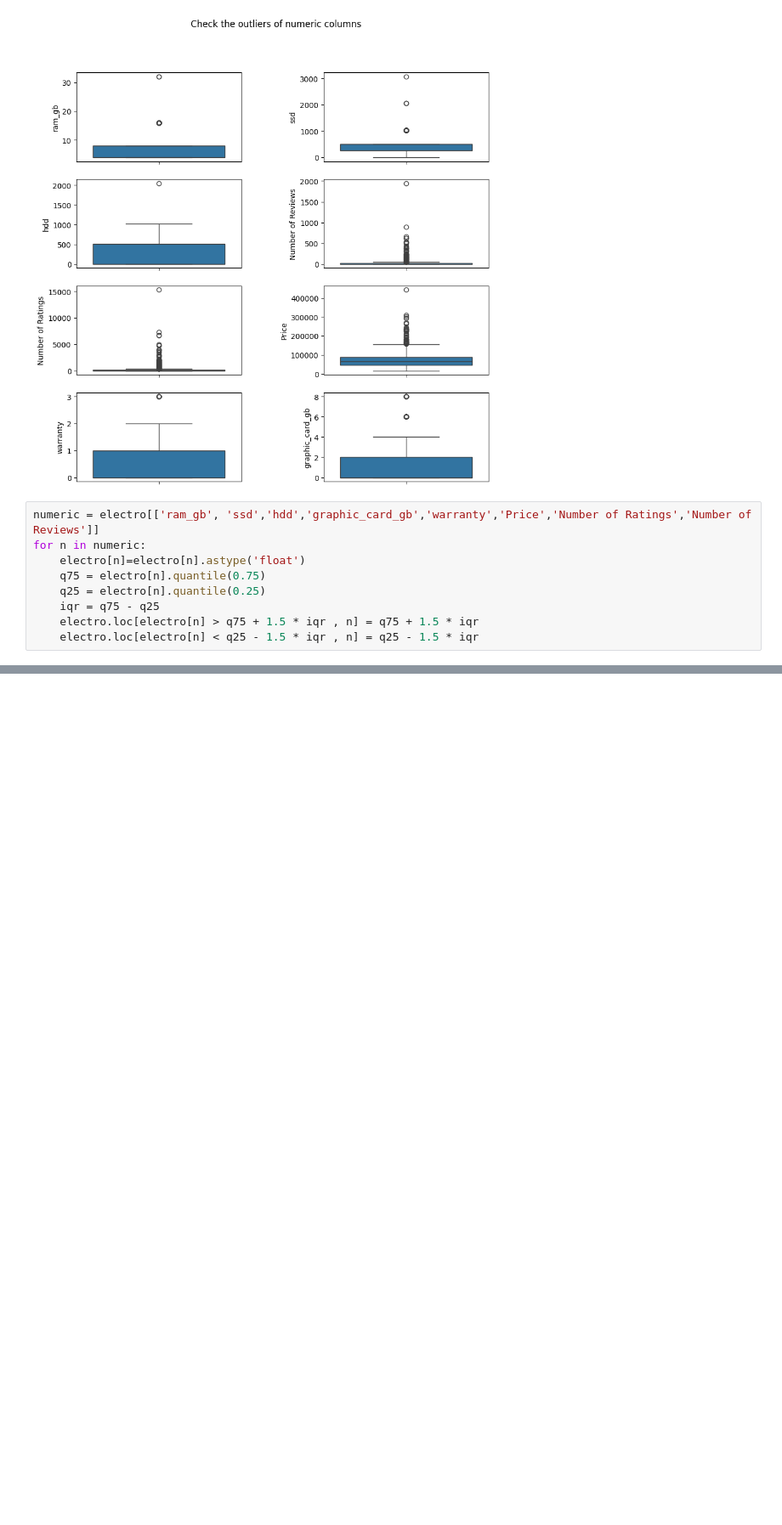
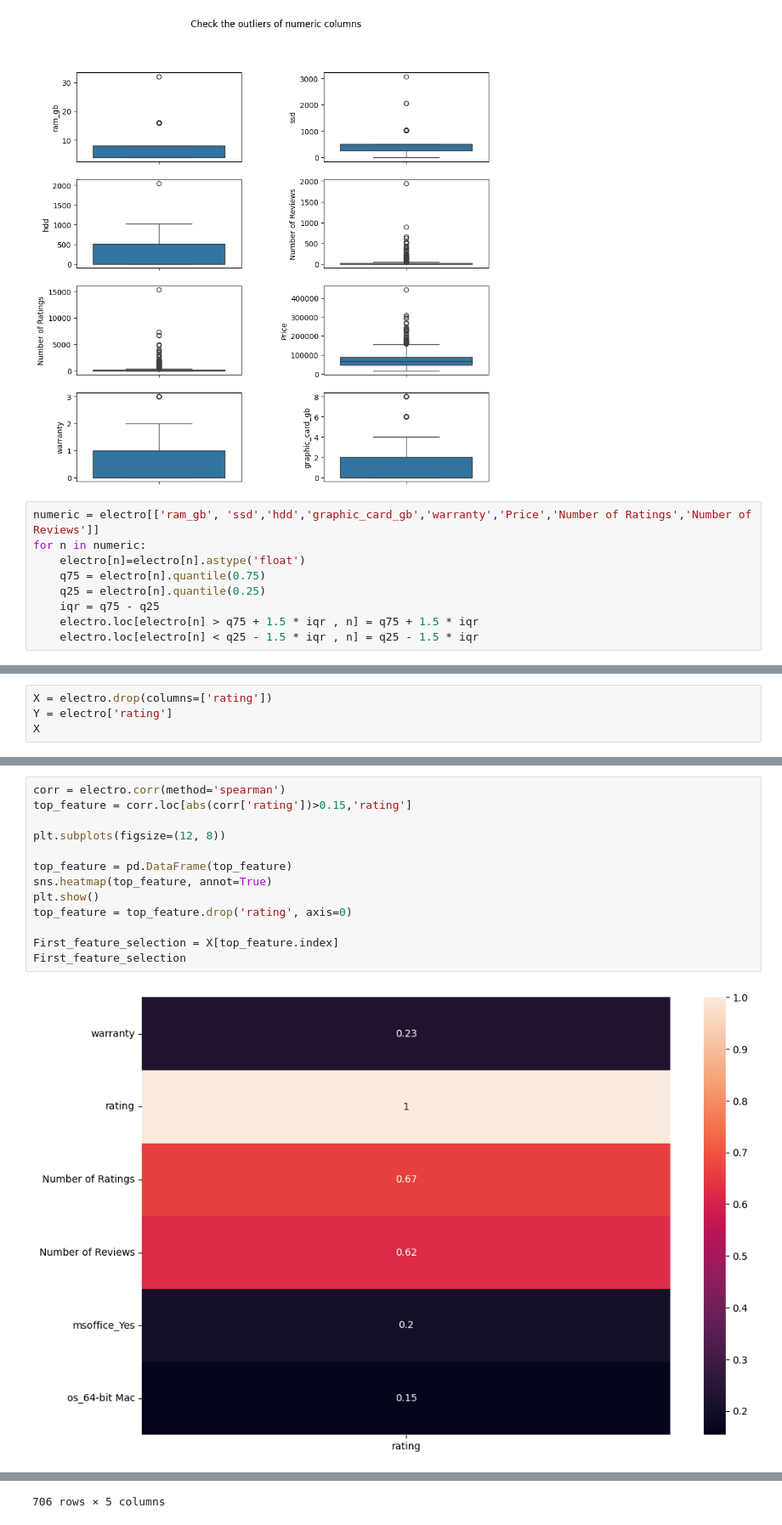
Before and after one commit to EsraaAlii/Electronic-Device-Rating-Prediction, a Jupyter notebook: electronics.ipynb, the cells around one changed output, grey strips where cells are left out. Shown: that part at 85% size. Cells and saved outputs as stored; diff of their text form; blank space fills up the shorter version.

Commit message:
Feature Selection Techniques

```diff
--- a/electronics.ipynb
+++ b/electronics.ipynb
@@ -219,0 +238,4 @@ electro.head()
+# %%
+X = electro.drop(columns=['rating'])
+Y = electro['rating']
+X
@@ -219,0 +256,15 @@ electro.head()
+# %%
+corr = electro.corr(method='spearman')
+top_feature = corr.loc[abs(corr['rating'])>0.15,'rating']
+
+plt.subplots(figsize=(12, 8))
+
+top_feature = pd.DataFrame(top_feature)
+sns.heatmap(top_feature, annot=True)
+plt.show()
+top_feature = top_feature.drop('rating', axis=0)
+
+First_feature_selection = X[top_feature.index]
+First_feature_selection
+# %% [output]
+[figure, added]
@@ -219,0 +283 @@ electro.head()
+706 rows × 5 columns
```
Also changed, not shown: parts of 11 cells of this notebook.
